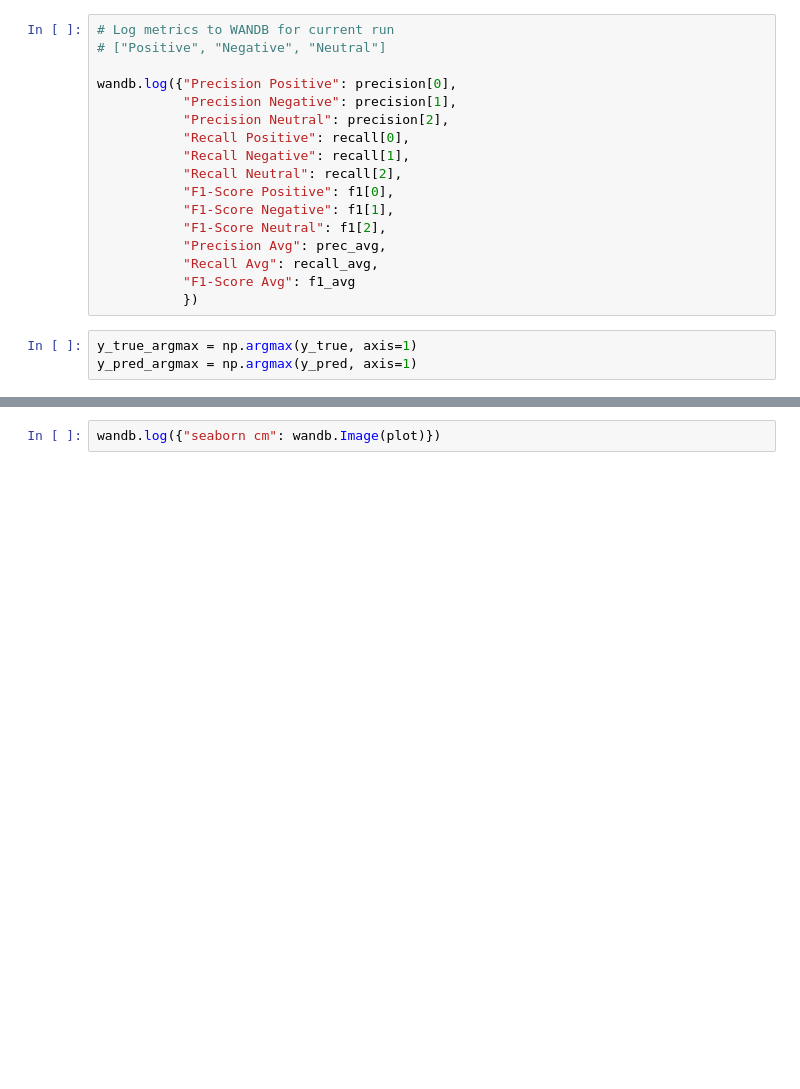
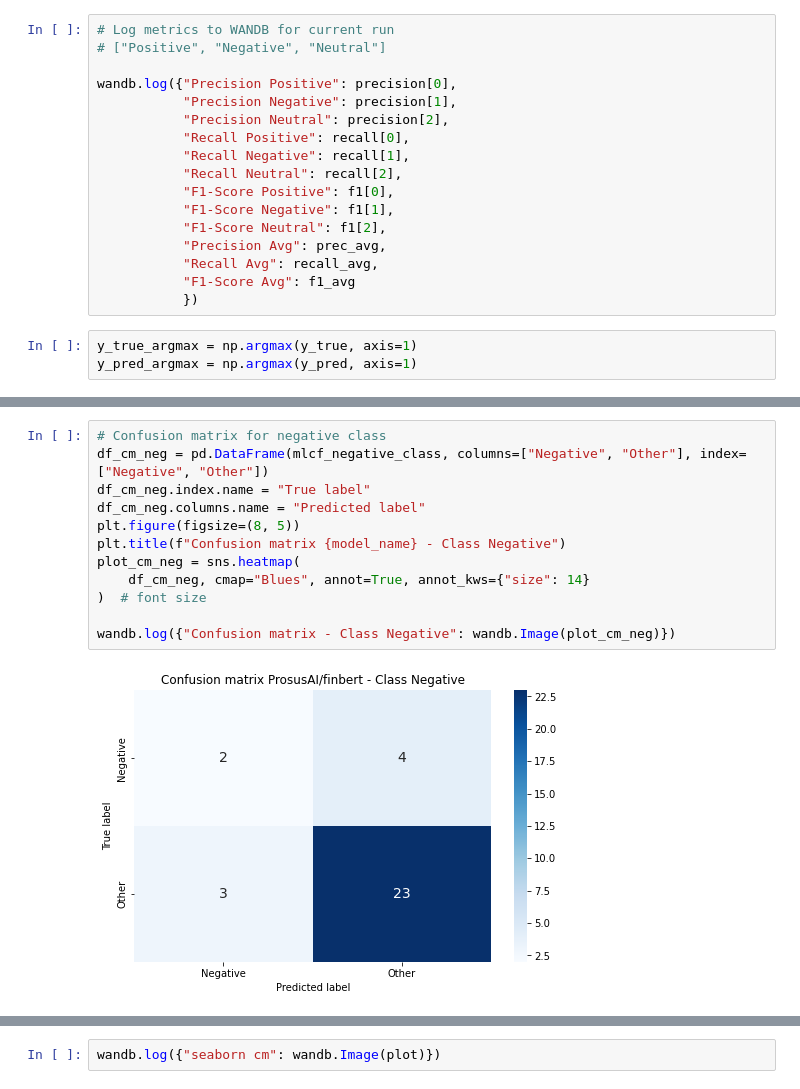
Before and after one commit to Jan-Burger/Bachelor-Thesis, a Jupyter notebook: notebooks/sentiment_analysis/transformer_finetuning.ipynb, the cells around one changed output, grey strips where cells are left out. Drawn from its saved outputs; the diff is of its cells as text; blank space fills up the shorter version.

```diff
--- a/notebooks/sentiment_analysis/transformer_finetuning.ipynb
+++ b/notebooks/sentiment_analysis/transformer_finetuning.ipynb
@@ -415,0 +481,14 @@ plot = sns.heatmap(
+# %%
+# Confusion matrix for negative class
+df_cm_neg = pd.DataFrame(mlcf_negative_class, columns=["Negative", "Other"], index=["Negative", "Other"])
+df_cm_neg.index.name = "True label"
+df_cm_neg.columns.name = "Predicted label"
+plt.figure(figsize=(8, 5))
+plt.title(f"Confusion matrix {model_name} - Class Negative")
+plot_cm_neg = sns.heatmap(
+    df_cm_neg, cmap="Blues", annot=True, annot_kws={"size": 14}
+)  # font size
+
+wandb.log({"Confusion matrix - Class Negative": wandb.Image(plot_cm_neg)})
+# %% [output]
+[figure, added]
```
Also changed, not shown: parts of 20 cells of this notebook, 14 other files.
